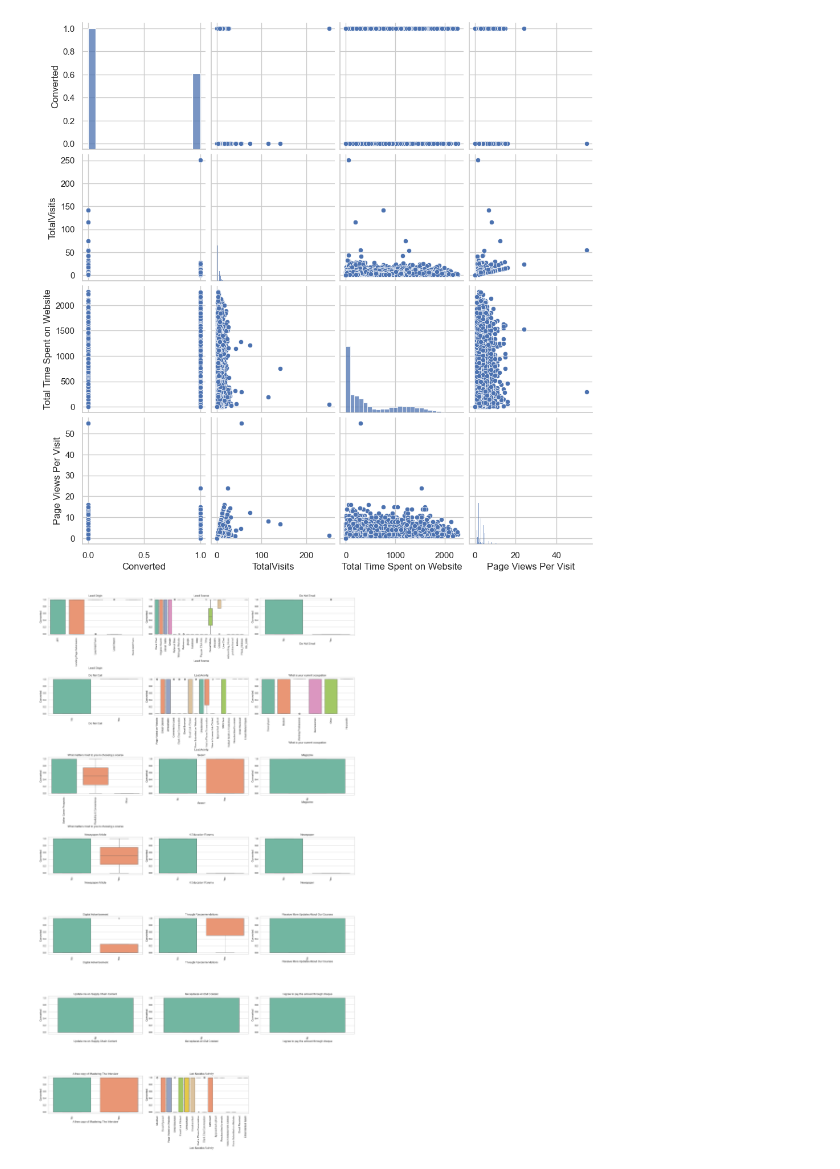
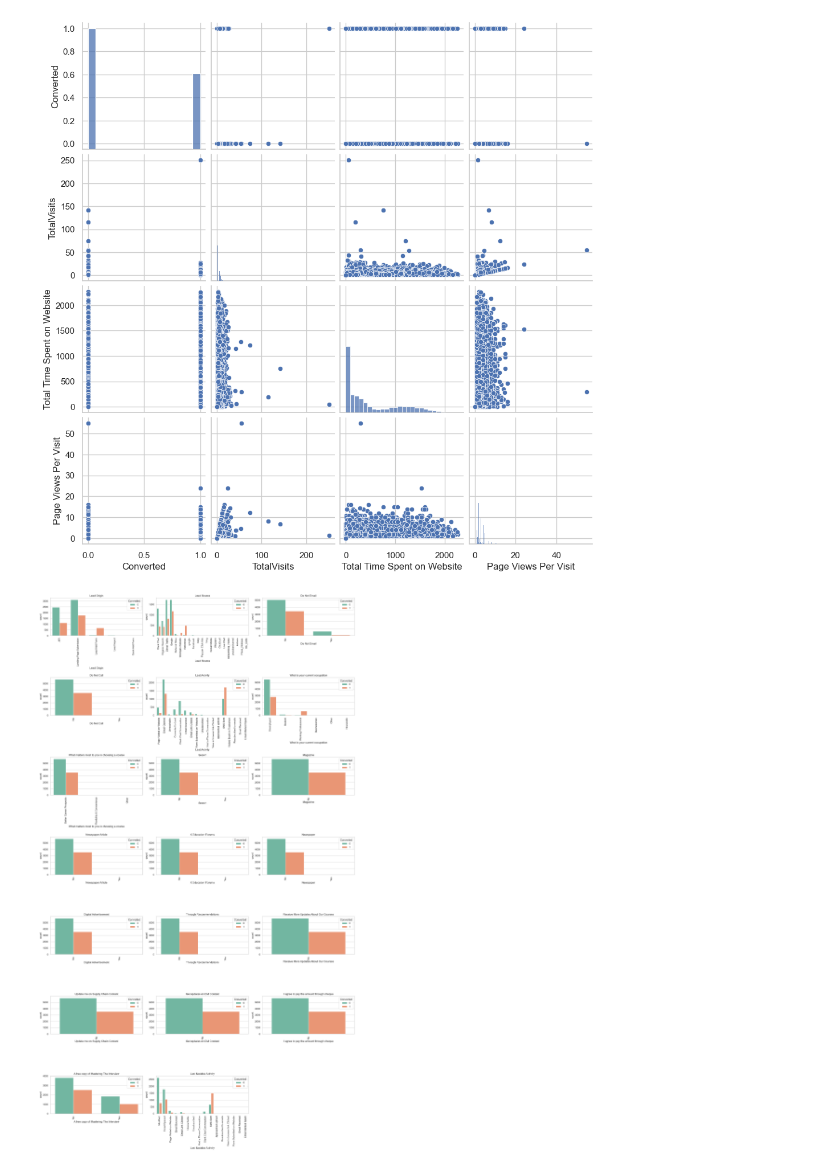
Before and after one commit to hrithikk16/Leads_Scoring_Case_Study, a Jupyter notebook: assign.ipynb, the cells around one changed output. Drawn from its saved outputs; the diff is of its cells as text; code cells hidden in the pictures.

```diff
--- a/assign.ipynb
+++ b/assign.ipynb
@@ -431,27 +431,26 @@ plt.show()
 # %%
 # Calculate the number of rows needed
 num_rows = -(-len(cat_col) // 3)  # Round up division
 
 # Initialize variables
 n = 1
 
 # Create a new figure and set its size
 plt.figure(figsize=(20, 5 * num_rows))
 
-# Iterate through categorical variables and create box plots
+# Iterate through categorical variables and create count plots
 for i in cat_col:
     plt.subplot(num_rows, 3, n)
-    sns.boxplot(x=i, y='Converted', data=leads,palette='Set2')
+    sns.countplot(x=i, hue='Converted', data=leads, palette='Set2')
     plt.title(i)  # Add the variable name as the title
     plt.xticks(rotation=90)
     n += 1
 
     # Break the loop if we have created all the plots
     if n > len(cat_col):
         break
 
-
 plt.tight_layout()
 plt.show()
 # %% [output]
-[figure, old version]
+[figure, new version]
```
